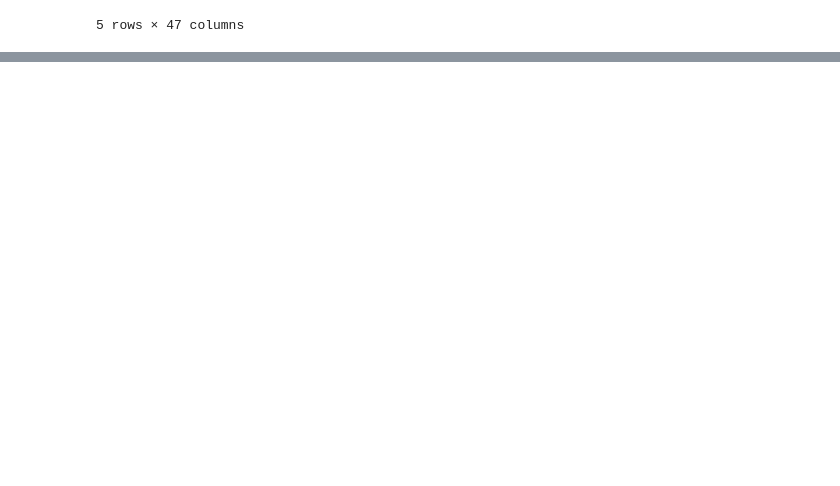
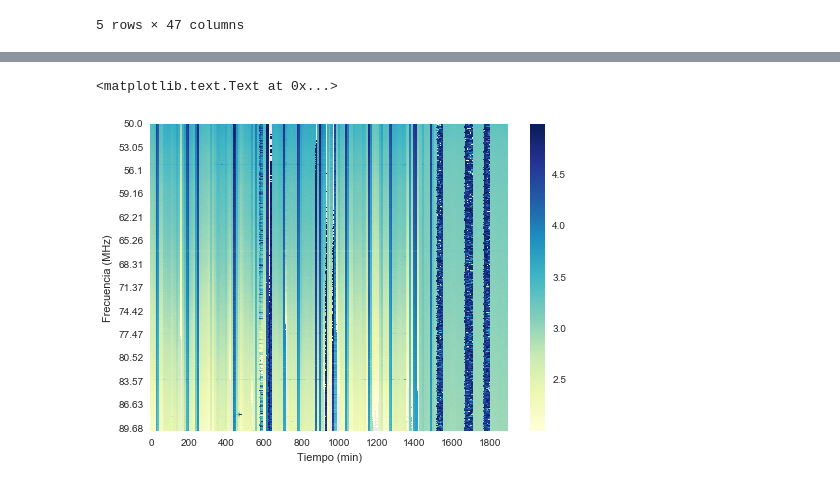
Before and after one commit to olegs22/SCI-Bayes, a Jupyter notebook: avances/Calibracion.ipynb, the cells around one changed output, grey strips where cells are left out. Cells and saved outputs as stored; diff of their text form; code cells hidden in the pictures; blank space fills up the shorter version.

```diff
--- a/avances/Calibracion.ipynb
+++ b/avances/Calibracion.ipynb
@@ -168,0 +116,10 @@ l_data3.head()
+# %%
+cols = np.arange(190)*10
+inde = np.linspace(50, 90, 5243)
+# %%
+for i in range(len(inde)):
+    inde[i] = round(inde[i], 2)
+# %%
+l_data3.columns = cols
+# %%
+l_data3.index = inde
@@ -168,0 +139,8 @@ l_data3.head()
+# %%
+fig1 = plt.figure()
+sb.heatmap(l_data3, cmap='YlGnBu', xticklabels=20, yticklabels=400);
+plt.xlabel('Tiempo (min)')
+plt.ylabel('Frecuencia (MHz)')
+# %% [output]
+<matplotlib.text.Text at 0x...>
+[figure, added]
```
Also changed, not shown: parts of 55 cells of this notebook.
